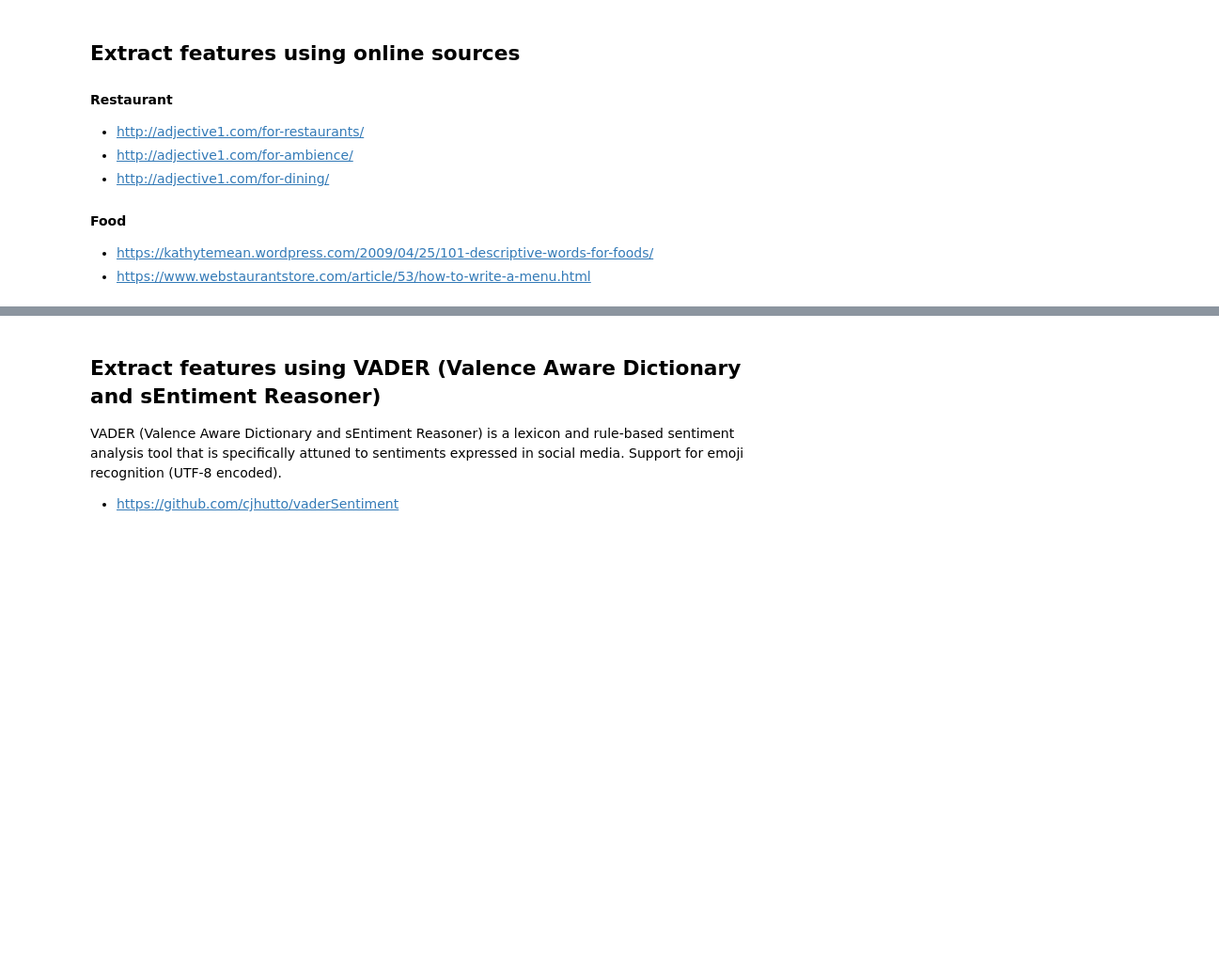
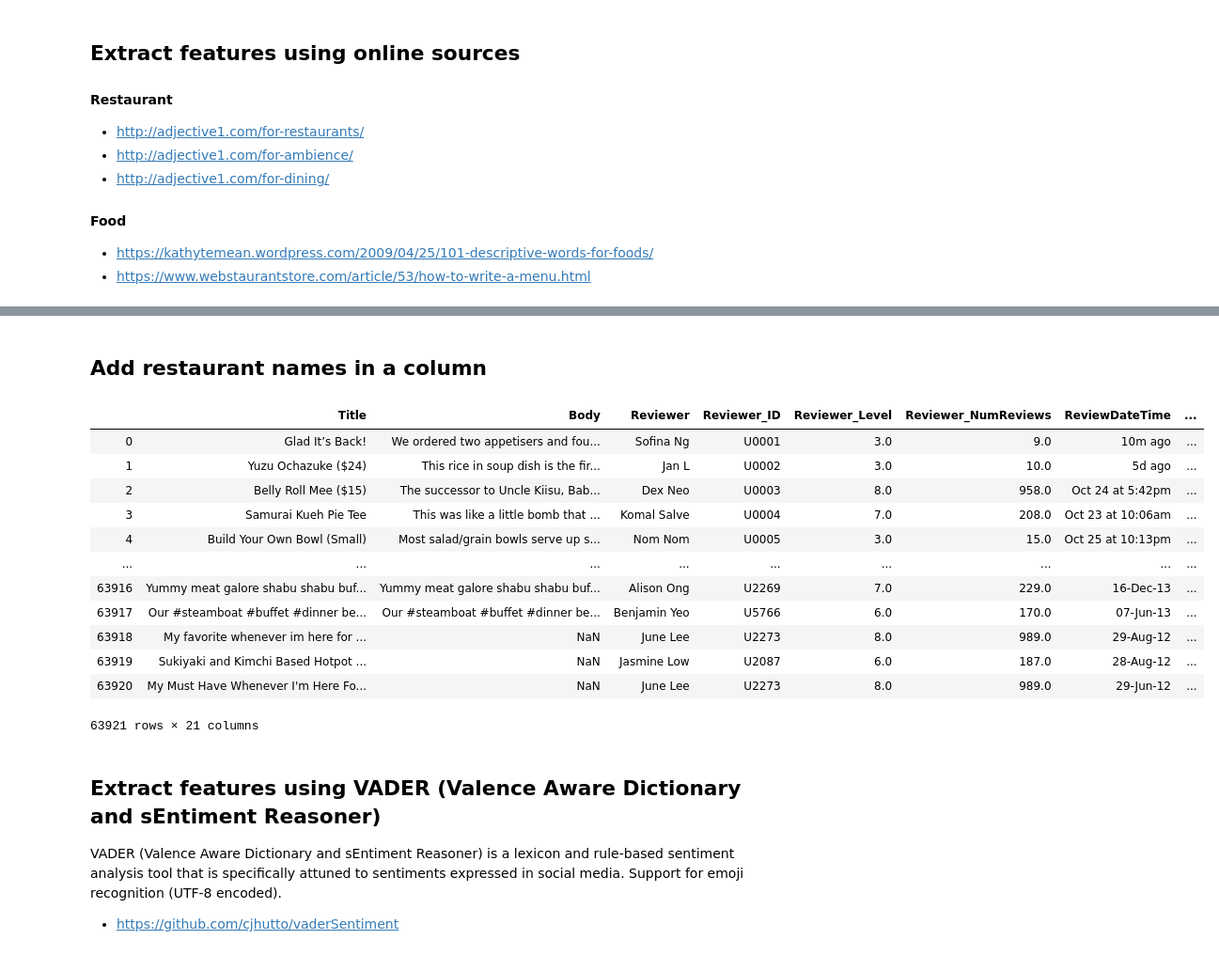
Before and after one commit to WS-THIA/Project_Grp2_KG, a Jupyter notebook: predict_sentiment/extracting_sentiment.ipynb, the cells around one changed output, grey strips where cells are left out. Shown at 94% size. Cells and saved outputs as stored; diff of their text form; code cells hidden in the pictures; blank space fills up the shorter version.

```diff
--- a/predict_sentiment/extracting_sentiment.ipynb
+++ b/predict_sentiment/extracting_sentiment.ipynb
@@ -510,0 +532,11 @@ dtype: int64
+# %%
+# Get list of unique id (with duplicates)
+userlist = data.Reviewer.tolist()
+
+id_list = []
+for name in userlist:
+    id = userdict.get(name)
+    id_list.append(id)
+
+data['Reviewer_ID'] = id_list
+data
@@ -510,0 +559,16 @@ dtype: int64
+# %%
+#=====================================================#
+# Extract details from csv file
+#=====================================================#
+
+cuisine = pd.read_csv('labels.csv')
+
+
+#=====================================================#
+# Left outer join on Restaurant name
+#=====================================================#
+
+cuisine['Restaurant'] = "/" + cuisine['Restaurant']
+data = pd.merge(data,cuisine, on='Restaurant', how='left')
+
+data
@@ -510,0 +589,31 @@ dtype: int64
+# %% [markdown]
+## Add restaurant names in a column
+# %%
+#=====================================================#
+# Extract details from csv file
+#=====================================================#
+
+restaurant_names = pd.read_csv('restaurant_names.csv')
+
+
+#=====================================================#
+# Left outer join on Restaurant name
+#=====================================================#
+
+data = pd.merge(data, restaurant_names, on='Restaurant', how='left')
+
+data
+# %% [output]
+|  | Title | Body | Reviewer | Reviewer_ID | Reviewer_Level | Reviewer_NumReviews | ReviewDateTime | ... |
+| 0 | Glad It’s Back! | We ordered two appetisers and fou... | Sofina Ng | U0001 | 3.0 | 9.0 | 10m ago | ... |
+| 1 | Yuzu Ochazuke ($24) | This rice in soup dish is the fir... | Jan L | U0002 | 3.0 | 10.0 | 5d ago | ... |
+| 2 | Belly Roll Mee ($15) | The successor to Uncle Kiisu, Bab... | Dex Neo | U0003 | 8.0 | 958.0 | Oct 24 at 5:42pm | ... |
+| 3 | Samurai Kueh Pie Tee | This was like a little bomb that ... | Komal Salve | U0004 | 7.0 | 208.0 | Oct 23 at 10:06am | ... |
+| 4 | Build Your Own Bowl (Small) | Most salad/grain bowls serve up s... | Nom Nom | U0005 | 3.0 | 15.0 | Oct 25 at 10:13pm | ... |
+| ... | ... | ... | ... | ... | ... | ... | ... | ... |
+| 63916 | Yummy meat galore shabu shabu buf... | Yummy meat galore shabu shabu buf... | Alison Ong | U2269 | 7.0 | 229.0 | 16-Dec-13 | ... |
+| 63917 | Our #steamboat #buffet #dinner be... | Our #steamboat #buffet #dinner be... | Benjamin Yeo | U5766 | 6.0 | 170.0 | 07-Jun-13 | ... |
+| 63918 | My favorite whenever im here for ... | NaN | June Lee | U2273 | 8.0 | 989.0 | 29-Aug-12 | ... |
+| 63919 | Sukiyaki and Kimchi Based Hotpot ... | NaN | Jasmine Low | U2087 | 6.0 | 187.0 | 28-Aug-12 | ... |
+| 63920 | My Must Have Whenever I'm Here Fo... | NaN | June Lee | U2273 | 8.0 | 989.0 | 29-Jun-12 | ... |
+63921 rows × 21 columns
```
Also changed, not shown: parts of 12 cells of this notebook.
